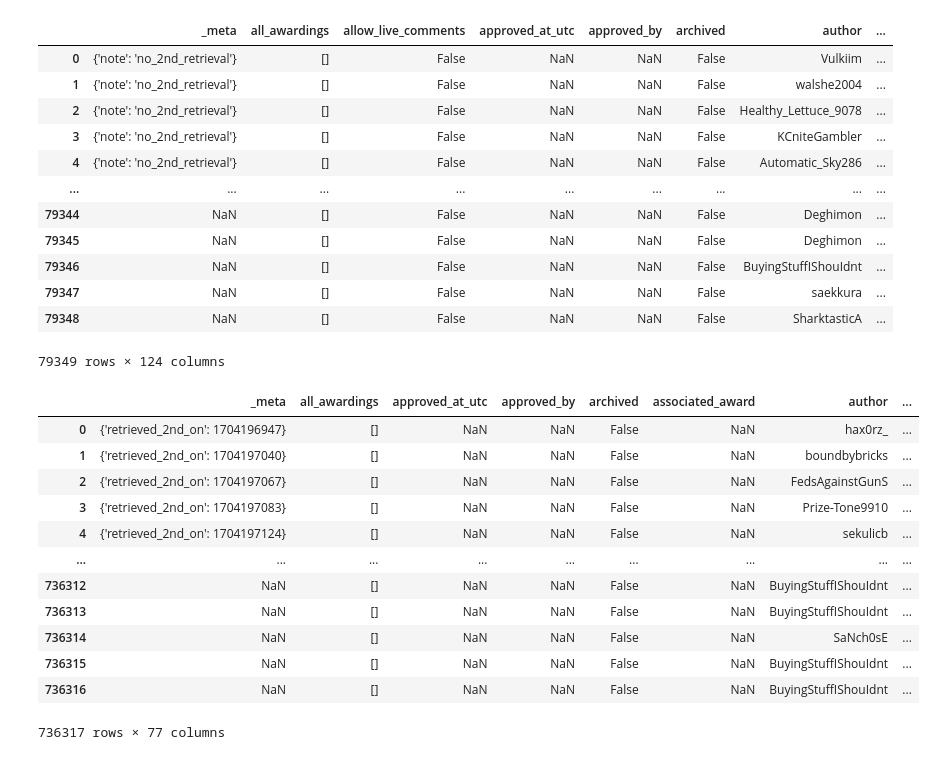
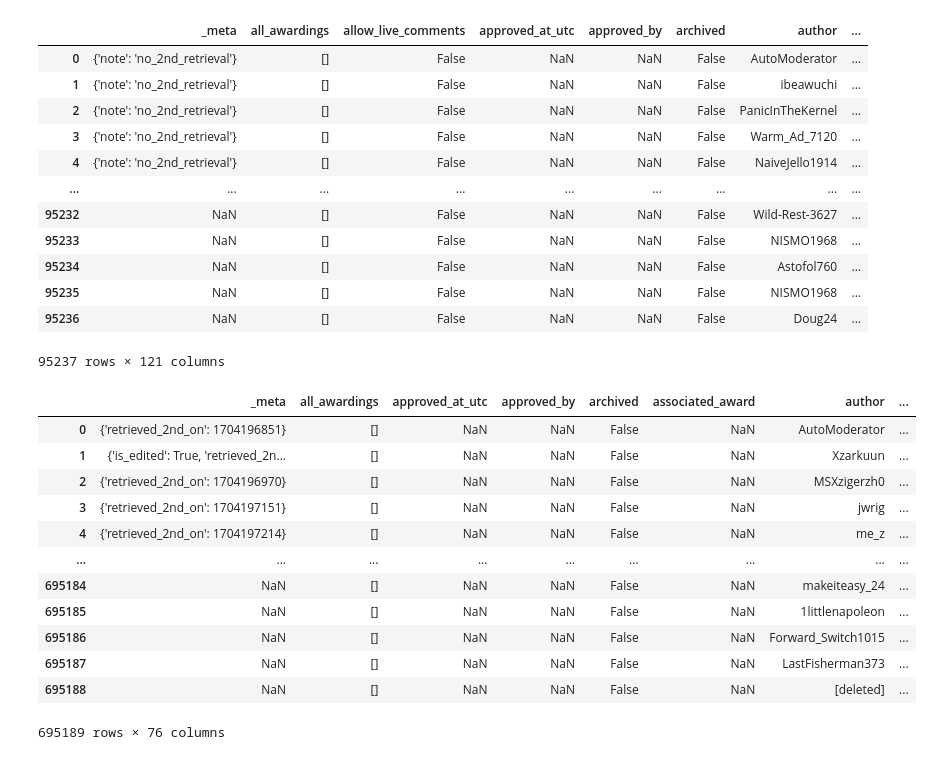
Before and after one commit to Rupository/SecInfo, a Jupyter notebook: AppSetup.ipynb, the cells around one changed output. Saved outputs shown, nothing was run; the diff lists cells and outputs as text; code cells hidden in the pictures.

```diff
--- a/AppSetup.ipynb
+++ b/AppSetup.ipynb
@@ -3,34 +11,34 @@ import pandas as pd
 # %%
-posts_df = pd.read_json('r_thinkpad_posts.jsonl', lines=True)
+posts_df = pd.read_json('r_cybersecurity_posts.jsonl', lines=True)
 posts_df
 # %% [output]
 |  | _meta | all_awardings | allow_live_comments | approved_at_utc | approved_by | archived | author | ... |
-| 0 | {'note': 'no_2nd_retrieval'} | [] | False | NaN | NaN | False | Vulkiim | ... |
-| 1 | {'note': 'no_2nd_retrieval'} | [] | False | NaN | NaN | False | walshe2004 | ... |
-| 2 | {'note': 'no_2nd_retrieval'} | [] | False | NaN | NaN | False | Healthy_Lettuce_9078 | ... |
-| 3 | {'note': 'no_2nd_retrieval'} | [] | False | NaN | NaN | False | KCniteGambler | ... |
-| 4 | {'note': 'no_2nd_retrieval'} | [] | False | NaN | NaN | False | Automatic_Sky286 | ... |
+| 0 | {'note': 'no_2nd_retrieval'} | [] | False | NaN | NaN | False | AutoModerator | ... |
+| 1 | {'note': 'no_2nd_retrieval'} | [] | False | NaN | NaN | False | ibeawuchi | ... |
+| 2 | {'note': 'no_2nd_retrieval'} | [] | False | NaN | NaN | False | PanicInTheKernel | ... |
+| 3 | {'note': 'no_2nd_retrieval'} | [] | False | NaN | NaN | False | Warm_Ad_7120 | ... |
+| 4 | {'note': 'no_2nd_retrieval'} | [] | False | NaN | NaN | False | NaiveJello1914 | ... |
 | ... | ... | ... | ... | ... | ... | ... | ... | ... |
-| 79344 | NaN | [] | False | NaN | NaN | False | Deghimon | ... |
-| 79345 | NaN | [] | False | NaN | NaN | False | Deghimon | ... |
-| 79346 | NaN | [] | False | NaN | NaN | False | BuyingStuffIShouIdnt | ... |
-| 79347 | NaN | [] | False | NaN | NaN | False | saekkura | ... |
-| 79348 | NaN | [] | False | NaN | NaN | False | SharktasticA | ... |
+| 95232 | NaN | [] | False | NaN | NaN | False | Wild-Rest-3627 | ... |
+| 95233 | NaN | [] | False | NaN | NaN | False | NISMO1968 | ... |
+| 95234 | NaN | [] | False | NaN | NaN | False | Astofol760 | ... |
+| 95235 | NaN | [] | False | NaN | NaN | False | NISMO1968 | ... |
+| 95236 | NaN | [] | False | NaN | NaN | False | Doug24 | ... |
-79349 rows × 124 columns
+95237 rows × 121 columns
 # %%
-comments_df = pd.read_json('r_thinkpad_comments.jsonl', lines=True)
+comments_df = pd.read_json('r_cybersecurity_comments.jsonl', lines=True)
 comments_df
 # %% [output]
 |  | _meta | all_awardings | approved_at_utc | approved_by | archived | associated_award | author | ... |
-| 0 | {'retrieved_2nd_on': 1704196947} | [] | NaN | NaN | False | NaN | hax0rz_ | ... |
-| 1 | {'retrieved_2nd_on': 1704197040} | [] | NaN | NaN | False | NaN | boundbybricks | ... |
-| 2 | {'retrieved_2nd_on': 1704197067} | [] | NaN | NaN | False | NaN | FedsAgainstGunS | ... |
-| 3 | {'retrieved_2nd_on': 1704197083} | [] | NaN | NaN | False | NaN | Prize-Tone9910 | ... |
-| 4 | {'retrieved_2nd_on': 1704197124} | [] | NaN | NaN | False | NaN | sekulicb | ... |
+| 0 | {'retrieved_2nd_on': 1704196851} | [] | NaN | NaN | False | NaN | AutoModerator | ... |
+| 1 | {'is_edited': True, 'retrieved_2n... | [] | NaN | NaN | False | NaN | Xzarkuun | ... |
+| 2 | {'retrieved_2nd_on': 1704196970} | [] | NaN | NaN | False | NaN | MSXzigerzh0 | ... |
+| 3 | {'retrieved_2nd_on': 1704197151} | [] | NaN | NaN | False | NaN | jwrig | ... |
+| 4 | {'retrieved_2nd_on': 1704197214} | [] | NaN | NaN | False | NaN | me_z | ... |
 | ... | ... | ... | ... | ... | ... | ... | ... | ... |
-| 736312 | NaN | [] | NaN | NaN | False | NaN | BuyingStuffIShouIdnt | ... |
-| 736313 | NaN | [] | NaN | NaN | False | NaN | BuyingStuffIShouIdnt | ... |
-| 736314 | NaN | [] | NaN | NaN | False | NaN | SaNch0sE | ... |
-| 736315 | NaN | [] | NaN | NaN | False | NaN | BuyingStuffIShouIdnt | ... |
-| 736316 | NaN | [] | NaN | NaN | False | NaN | BuyingStuffIShouIdnt | ... |
+| 695184 | NaN | [] | NaN | NaN | False | NaN | makeiteasy_24 | ... |
+| 695185 | NaN | [] | NaN | NaN | False | NaN | 1littlenapoleon | ... |
+| 695186 | NaN | [] | NaN | NaN | False | NaN | Forward_Switch1015 | ... |
+| 695187 | NaN | [] | NaN | NaN | False | NaN | LastFisherman373 | ... |
+| 695188 | NaN | [] | NaN | NaN | False | NaN | [deleted] | ... |
-736317 rows × 77 columns
+695189 rows × 76 columns
```
Also changed, not shown: parts of 3 cells of this notebook, 1 other file.
